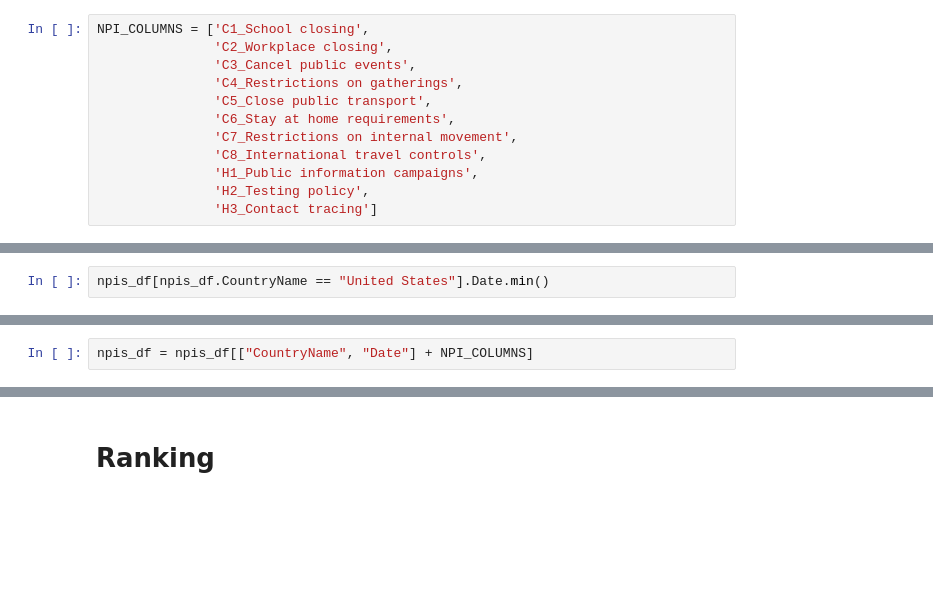
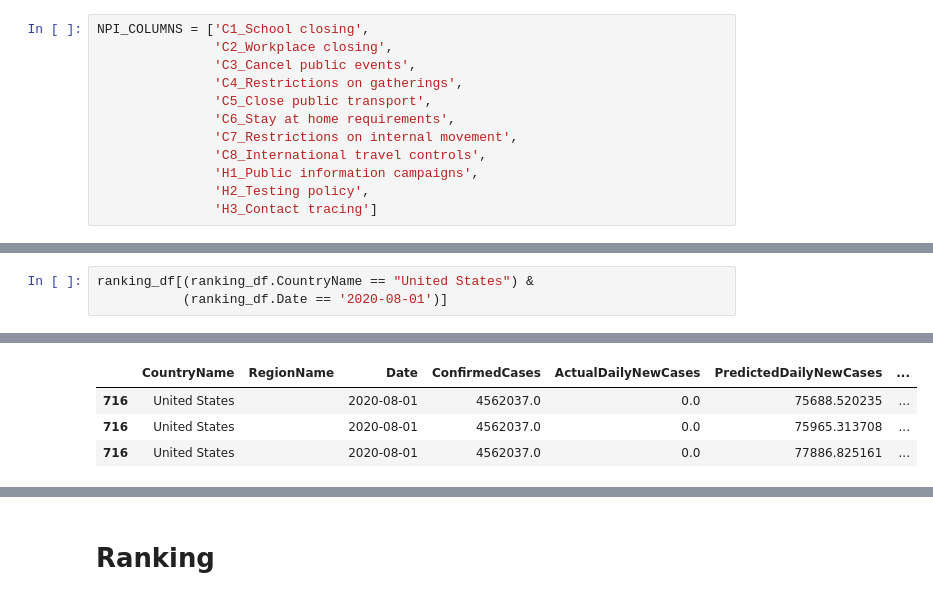
Before and after one commit to cognizant-ai-labs/covid-xprize, a Jupyter notebook: onf_robojudge.ipynb, the cells around one changed output, grey strips where cells are left out. Saved outputs shown, nothing was run; the diff lists cells and outputs as text; blank space fills up the shorter version.

```diff
--- a/onf_robojudge.ipynb
+++ b/onf_robojudge.ipynb
@@ -73,3 +141,4 @@ npis_df = latest_df[latest_df.Date > submission_date]
 # %%
-npis_df[npis_df.CountryName == "United States"].Date.min()
+ranking_df[(ranking_df.CountryName == "United States") &
+           (ranking_df.Date == '2020-08-01')]
 # %% [output]
@@ -77,2 +145,4 @@ Timestamp('2020-08-01 00:00:00')
+|  | CountryName | RegionName | Date | ConfirmedCases | ActualDailyNewCases | PredictedDailyNewCases | ... |
+| 716 | United States |  | 2020-08-01 | 4562037.0 | 0.0 | 75688.520235 | ... |
+| 716 | United States |  | 2020-08-01 | 4562037.0 | 0.0 | 75965.313708 | ... |
+| 716 | United States |  | 2020-08-01 | 4562037.0 | 0.0 | 77886.825161 | ... |
-# %%
-npis_df = npis_df[["CountryName", "Date"] + NPI_COLUMNS]
```
Also changed, not shown: parts of 92 cells of this notebook.
